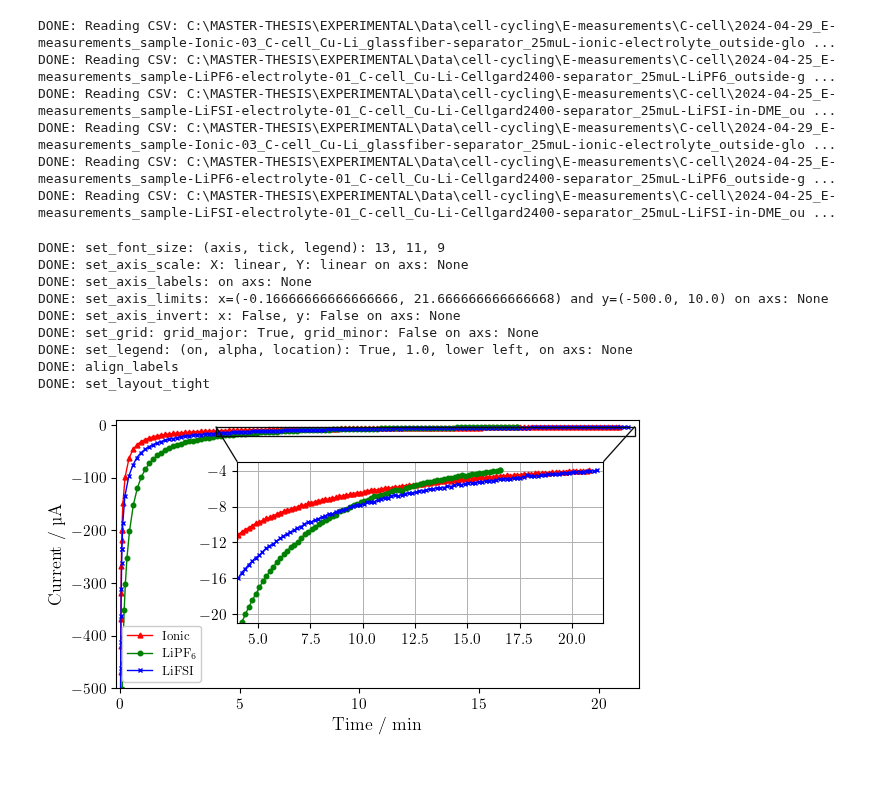
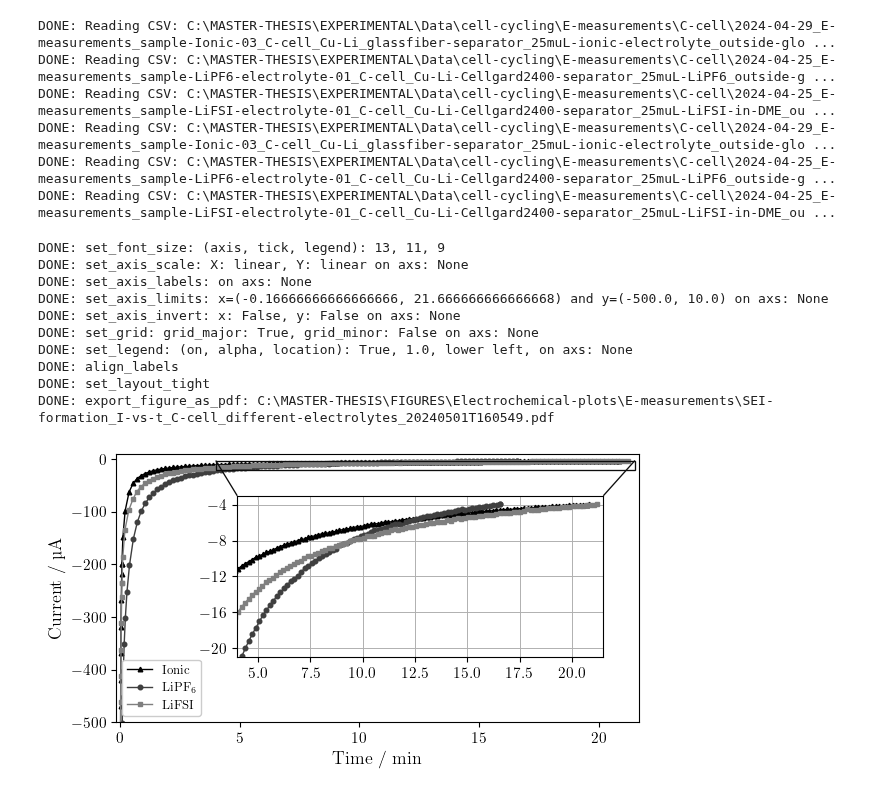
Before and after one commit to GottfridOlsson/MASTER-THESIS, a Jupyter notebook: EXPERIMENTAL/Python-scripts/Electrochemical-plots.ipynb, the cells around one changed output. Saved outputs shown, nothing was run; the diff lists cells and outputs as text; code cells hidden in the pictures.

```diff
--- a/EXPERIMENTAL/Python-scripts/Electrochemical-plots.ipynb
+++ b/EXPERIMENTAL/Python-scripts/Electrochemical-plots.ipynb
@@ -38,7 +38,7 @@ plt.rc('text.latex', preamble=r'\usepackage{siunitx}')
 five_grayscale_colors = ['#000000', '#333333', '#666666', '#999999', '#cccccc'] #with 30% saturation difference = good contrast
 four_grayscale_colors = ['#000000', '#3F3F3F', '#7F7F7F', '#BFBFBF'] # with 25%-points increase in "value" (in HSV)
 markers      = ['^',   'o',   's',   'X',   'D',   '.']
-marker_sizes = ['3.3', '3.3', '3.3', '3.3', '3.3', '3.3']
+marker_sizes = ['3.3', '3.3', '3.3', '3.6', '3', '3.3']
 
 standard_text_box_settings = dict(boxstyle='round', facecolor='white', alpha=1.0, edgecolor=five_grayscale_colors[4]) #edgecolor, facecolor, alpha as to match legend
 # %% [output]
@@ -428,7 +431,7 @@ Different $J$ for different cell types, all \sigma=0.02 (except T-cell, J=0.1, f
 # PLOT: for each current density, plot curves for different cell types #
 
 # Create figure on which axis lives, one axis per subplot
-fig, axs = plt.subplots(nrows=3, ncols=1, figsize=(fig_width_cm/2.54, 2.7*fig_height_cm/2.54), sharex=True, sharey=False)
+fig, axs = plt.subplots(nrows=3, ncols=1, figsize=(fig_width_cm/2.54, 2.4*fig_height_cm/2.54), sharex=True, sharey=False)
 
 T_cell_string = 'T-cell'
 C_cell_string = 'C-cell'
@@ -436,17 +439,19 @@ M_cell_string = 'M-cell'
 
 # Plot your data (axs.plot, .errorbar, .hist, ...)
 # SEIDEP_sigma_x_MB = [t, V, I, error]
-axs[0].plot(A1_CP_deposited_amount, A1_CP[1], linewidth=1, linestyle='-', color='r', marker='^', markersize='3.50', label=T_cell_string)
-axs[0].plot(A4_CP_deposited_amount, A4_CP[1], linewidth=1, linestyle='-', color='g', marker='o', markersize='3.25', label=M_cell_string)
-axs[0].plot(A7_CP_deposited_amount, A7_CP[1], linewidth=1, linestyle='-', color='b', marker='x', markersize='3.50', label=C_cell_string)
+# plot in wierd "Ax"-order to get better marker for the cell types in legend (trust me, this is better)
+axs[0].plot(A1_CP_deposited_amount, A1_CP[1], linewidth=1, linestyle='-', color=four_grayscale_colors[0], marker=markers[0], markersize=marker_sizes[0], label=T_cell_string)
+axs[0].plot(A7_CP_deposited_amount, A7_CP[1], linewidth=1, linestyle='-', color=four_grayscale_colors[1], marker=markers[1], markersize=marker_sizes[0], label=C_cell_string)
+axs[0].plot(A4_CP_deposited_amount, A4_CP[1], linewidth=1, linestyle='-', color=four_grayscale_colors[2], marker=markers[2], markersize=marker_sizes[0], label=M_cell_string)
 
-axs[1].plot(A2_CP_deposited_amount, A2_CP[1], linewidth=1, linestyle='-', color='r', marker='^', markersize='3.50', label=T_cell_string)
-axs[1].plot(A5_CP_deposited_amount, A5_CP[1], linewidth=1, linestyle='-', color='g', marker='o', markersize='3.25', label=M_cell_string)
-axs[1].plot(A8_CP_deposited_amount, A8_CP[1], linewidth=1, linestyle='-', color='b', marker='x', markersize='3.50', label=C_cell_string)
+axs[1].plot(A2_CP_deposited_amount, A2_CP[1], linewidth=1, linestyle='-', color=four_grayscale_colors[0], marker=markers[0], markersize=marker_sizes[0], label=T_cell_string)
+axs[1].plot(A8_CP_deposited_amount, A8_CP[1], linewidth=1, linestyle='-', color=four_grayscale_colors[1], marker=markers[1], markersize=marker_sizes[0], label=C_cell_string)
+axs[1].plot(A5_CP_deposited_amount, A5_CP[1], linewidth=1, linestyle='-', color=four_grayscale_colors[2], marker=markers[2], markersize=marker_sizes[0], label=M_cell_string)
 
-axs[2].plot(A3_CP_deposited_amount, A3_CP[1], linewidth=1, linestyle='-', color='r', marker='^', markersize='3.50', label=T_cell_string)
-axs[2].plot(A6_CP_deposited_amount, A6_CP[1], linewidth=1, linestyle='-', color='g', marker='o', markersize='3.25', label=M_cell_string)
-axs[2].plot(A9_CP_deposited_amount, A9_CP[1], linewidth=1, linestyle='-', color='b', marker='x', markersize='3.50', label=C_cell_string)
+
+axs[2].plot(A3_CP_deposited_amount, A3_CP[1], linewidth=1, linestyle='-', color=four_grayscale_colors[0], marker=markers[0], markersize=marker_sizes[0], label=T_cell_string)
+axs[2].plot(A9_CP_deposited_amount, A9_CP[1], linewidth=1, linestyle='-', color=four_grayscale_colors[1], marker=markers[1], markersize=marker_sizes[0], label=C_cell_string)
+axs[2].plot(A6_CP_deposited_amount, A6_CP[1], linewidth=1, linestyle='-', color=four_grayscale_colors[2], marker=markers[2], markersize=marker_sizes[0], label=M_cell_string)
 
 
 # Settings for each axis (axs)
@@ -540,15 +545,21 @@ current_multiplier = 1000 # mA --> muA
 first_datapoint_remover = 1
 
 # Plot your data (axs.plot, .errorbar, .hist, ...)
-axs.plot(E_Ionic_MB[0][first_datapoint_remover:-1]/time_divider, E_Ionic_MB[2][first_datapoint_remover:-1]*current_multiplier, linewidth=1, linestyle='-', color='r', marker='^', markersize='3.50', label='Ionic')
-axs.plot(E_LiPF6_MB[0][first_datapoint_remover:-1]/time_divider, E_LiPF6_MB[2][first_datapoint_remover:-1]*current_multiplier, linewidth=1, linestyle='-', color='g', marker='o', markersize='3.25', label='LiPF$_6$')
-axs.plot(E_LiFSI_MB[0][first_datapoint_remover:-1]/time_divider, E_LiFSI_MB[2][first_datapoint_remover:-1]*current_multiplier, linewidth=1, linestyle='-', color='b', marker='x', markersize='3.50', label='LiFSI')
+axs.plot(E_Ionic_MB[0][first_datapoint_remover:-1]/time_divider, E_Ionic_MB[2][first_datapoint_remover:-1]*current_multiplier,
+         linewidth=1, linestyle='-', color=four_grayscale_colors[0], marker=markers[0], markersize=marker_sizes[0], label='Ionic')
+axs.plot(E_LiPF6_MB[0][first_datapoint_remover:-1]/time_divider, E_LiPF6_MB[2][first_datapoint_remover:-1]*current_multiplier,
+         linewidth=1, linestyle='-', color=four_grayscale_colors[1], marker=markers[1], markersize=marker_sizes[0], label='LiPF$_6$')
+axs.plot(E_LiFSI_MB[0][first_datapoint_remover:-1]/time_divider, E_LiFSI_MB[2][first_datapoint_remover:-1]*current_multiplier,
+         linewidth=1, linestyle='-', color=four_grayscale_colors[2], marker=markers[2], markersize=marker_sizes[0], label='LiFSI')
 
 # plot inset (zoom)
 ax_inset = inset_axes(axs, width="100%", height="100%", bbox_to_anchor=(.22, .22, .70, .60), bbox_transform=axs.transAxes, loc=3)# loc=(0.5,0.5))#"lower center")
-ax_inset.plot(E_Ionic_MB[0][first_datapoint_remover:-1]/time_divider, E_Ionic_MB[2][first_datapoint_remover:-1]*current_multiplier, linewidth=1, linestyle='-', color='r', marker='^', markersize='3.50', label='Ionic')
-ax_inset.plot(E_LiPF6_MB[0][first_datapoint_remover:-1]/time_divider, E_LiPF6_MB[2][first_datapoint_remover:-1]*current_multiplier, linewidth=1, linestyle='-', color='g', marker='o', markersize='3.25', label='LiPF$_6$')
-ax_inset.plot(E_LiFSI_MB[0][first_datapoint_remover:-1]/time_divider, E_LiFSI_MB[2][first_datapoint_remover:-1]*current_multiplier, linewidth=1, linestyle='-', color='b', marker='x', markersize='3.50', label='LiFSI')
+ax_inset.plot(E_Ionic_MB[0][first_datapoint_remover:-1]/time_divider, E_Ionic_MB[2][first_datapoint_remover:-1]*current_multiplier,
+              linewidth=1, linestyle='-', color=four_grayscale_colors[0], marker=markers[0], markersize=marker_sizes[0], label='Ionic')
+ax_inset.plot(E_LiPF6_MB[0][first_datapoint_remover:-1]/time_divider, E_LiPF6_MB[2][first_datapoint_remover:-1]*current_multiplier,
+              linewidth=1, linestyle='-', color=four_grayscale_colors[1], marker=markers[1], markersize=marker_sizes[1], label='LiPF$_6$')
+ax_inset.plot(E_LiFSI_MB[0][first_datapoint_remover:-1]/time_divider, E_LiFSI_MB[2][first_datapoint_remover:-1]*current_multiplier,
+              linewidth=1, linestyle='-', color=four_grayscale_colors[2], marker=markers[2], markersize=marker_sizes[2], label='LiFSI')
 
 xmin_inset, xmax_inset, ymin_inset, ymax_inset = 240/time_divider, 1290/time_divider, -0.021*current_multiplier, -0.003*current_multiplier
 ax_inset.set_xlim(xmin_inset, xmax_inset)
@@ -558,35 +569,36 @@ ax_inset.set_ylim(ymin_inset, ymax_inset)
 # Settings for each axis (axs)
 f.set_font_size(axis=font_size_axis, tick=font_size_tick, legend=font_size_legend)
 f.set_axis_scale(   axs, xScale_string='linear', yScale_string='linear')
 f.set_axis_labels(  axs, x_label='Time / min', y_label='Current / \\textmu A')
 f.set_axis_limits(  axs, xmin=-10/time_divider, xmax=1300/time_divider, ymin=-0.5*current_multiplier, ymax=0.01*current_multiplier)
 f.set_axis_invert(  axs, x_invert=False, y_invert=False)
 #f.set_grid(         axs, grid_major_on=grid_major, grid_major_linewidth=0.7, grid_minor_on=grid_minor, grid_minor_linewidth=0.3) # set_grid must be after set_axis_scale for some reason (at least with 'log')
 f.set_grid(         ax_inset, grid_major_on=grid_major, grid_major_linewidth=0.7, grid_minor_on=grid_minor, grid_minor_linewidth=0.3) # set_grid must be after set_axis_scale for some reason (at least with 'log')
 f.set_legend(       axs, legend_on=legend_on, alpha=1.0, location='lower left')
 
 f.align_labels(fig)
 f.set_layout_tight(fig)
 
 mark_inset(axs, ax_inset, loc1=2, loc2=1, facecolor="none", edgecolor="0.05", linewidth=0.95, zorder=100)
 axs.xaxis.set_major_locator(plticker.MultipleLocator(base=5))# this locator puts ticks at regular intervals determined by base
 ax_inset.yaxis.set_major_locator(plticker.MultipleLocator(base=4))# this locator puts ticks at regular intervals determined by base
 
-PDF_path_SEI_formation_different_electrolytes = electrochemical_figures_export_root_path + 'E-measurements\\SEI-formation_I-vs-t_different-electrolytes_C-cell_' + get_current_date_and_time_as_ISO8601_string() + '.pdf'
+PDF_path_SEI_formation_different_electrolytes = electrochemical_figures_export_root_path + 'E-measurements\\SEI-formation_I-vs-t_C-cell_different-electrolytes_' + get_current_date_and_time_as_ISO8601_string() + '.pdf'
 #f.export_figure_as_pdf(PDF_path_SEI_formation_different_electrolytes)
 
 plt.show()
 # %% [output]
 DONE: set_font_size: (axis, tick, legend): 13, 11, 9
 DONE: set_axis_scale: X: linear, Y: linear on axs: None
 DONE: set_axis_labels: on axs: None
 DONE: set_axis_limits: x=(-0.16666666666666666, 21.666666666666668) and y=(-500.0, 10.0) on axs: None
 DONE: set_axis_invert: x: False, y: False on axs: None
 DONE: set_grid: grid_major: True, grid_minor: False on axs: None
 DONE: set_legend: (on, alpha, location): True, 1.0, lower left, on axs: None
 DONE: align_labels
 DONE: set_layout_tight
+DONE: export_figure_as_pdf: C:\MASTER-THESIS\FIGURES\Electrochemical-plots\E-measurements\SEI-formation_I-vs-t_C-cell_different-electrolytes_20240501T160549.pdf
-[figure, old version]
+[figure, new version]
 # %%
 # PLOT: plot V vs. C for different electrolytes #
 
```
Also changed, not shown: parts of 5 cells of this notebook.
